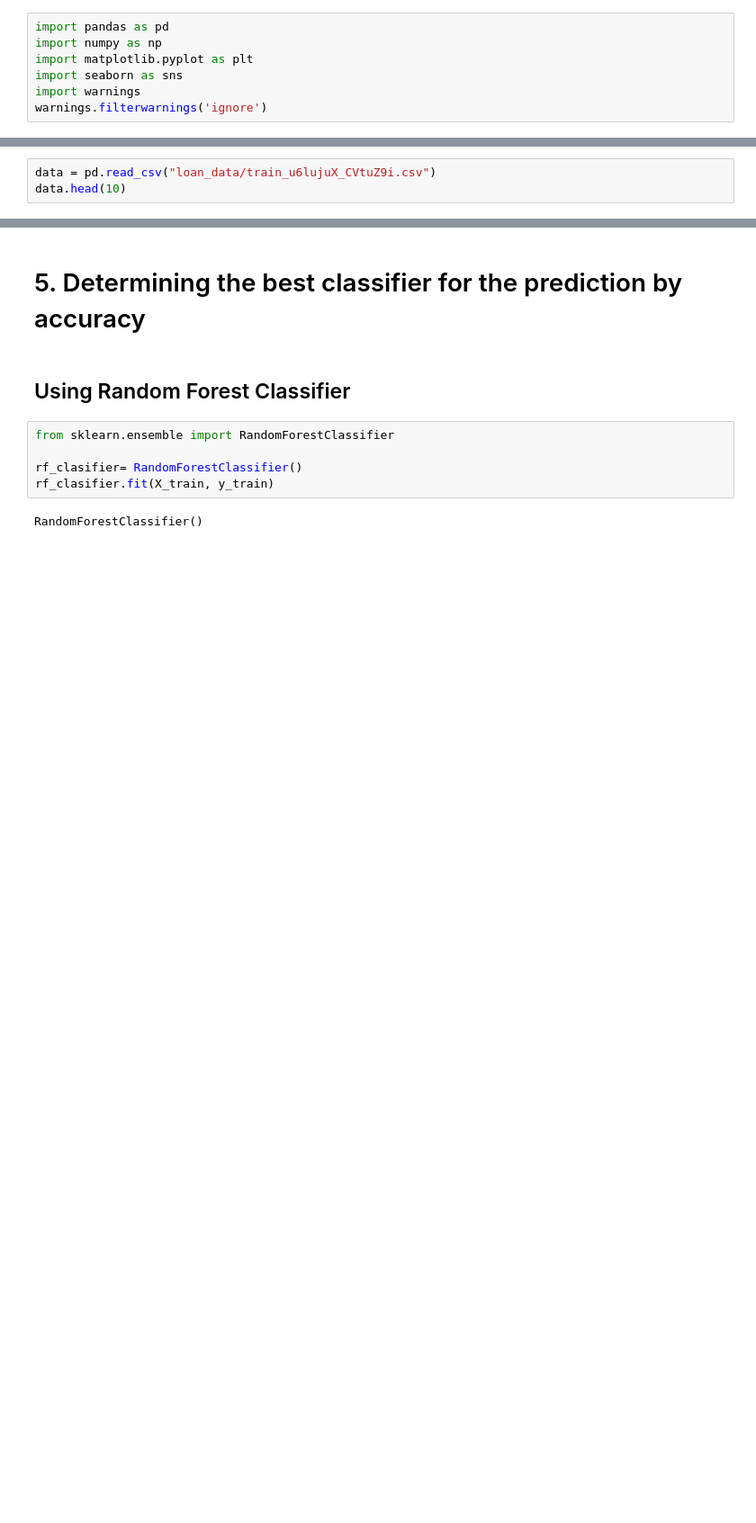
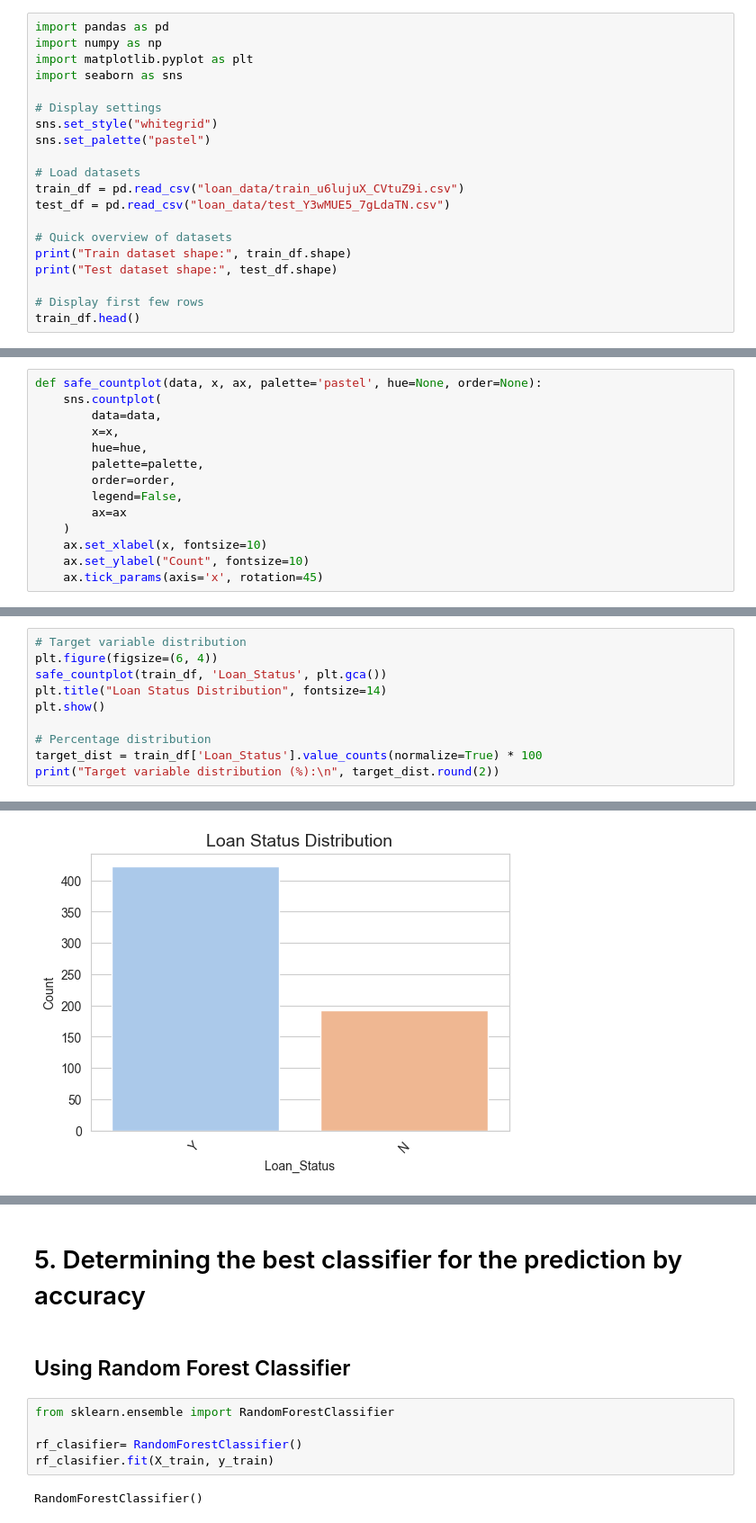
Before and after one commit to mechadns/loan-amount-prediction, a Jupyter notebook: Loan Amount Prediction.ipynb, the cells around one changed output, grey strips where cells are left out. Shown: that part at 90% size. Saved outputs shown, nothing was run; the diff lists cells and outputs as text; blank space fills up the shorter version.

```diff
--- a/Loan Amount Prediction.ipynb
+++ b/Loan Amount Prediction.ipynb
@@ -14,5 +46,18 @@ import pandas as pd
 import numpy as np
 import matplotlib.pyplot as plt
 import seaborn as sns
-import warnings
-warnings.filterwarnings('ignore')
+
+# Display settings
+sns.set_style("whitegrid")
+sns.set_palette("pastel")
+
+# Load datasets
+train_df = pd.read_csv("loan_data/train_u6lujuX_CVtuZ9i.csv")
+test_df = pd.read_csv("loan_data/test_Y3wMUE5_7gLdaTN.csv")
+
+# Quick overview of datasets
+print("Train dataset shape:", train_df.shape)
+print("Test dataset shape:", test_df.shape)
+
+# Display first few rows
+train_df.head()
@@ -21,3 +72,0 @@ warnings.filterwarnings('ignore')
-# %%
-data = pd.read_csv("loan_data/train_u6lujuX_CVtuZ9i.csv")
-data.head(10)
@@ -70,0 +250,14 @@ memory usage: 62.5+ KB
+# %%
+def safe_countplot(data, x, ax, palette='pastel', hue=None, order=None):
+    sns.countplot(
+        data=data,
+        x=x,
+        hue=hue,
+        palette=palette,
+        order=order,
+        legend=False,
+        ax=ax
+    )
+    ax.set_xlabel(x, fontsize=10)
+    ax.set_ylabel("Count", fontsize=10)
+    ax.tick_params(axis='x', rotation=45)
@@ -70,0 +266,11 @@ memory usage: 62.5+ KB
+# %%
+# Target variable distribution
+plt.figure(figsize=(6, 4))
+safe_countplot(train_df, 'Loan_Status', plt.gca())
+plt.title("Loan Status Distribution", fontsize=14)
+plt.show()
+
+# Percentage distribution
+target_dist = train_df['Loan_Status'].value_counts(normalize=True) * 100
+print("Target variable distribution (%):\n", target_dist.round(2))
+# %% [output]
@@ -70,0 +280 @@ memory usage: 62.5+ KB
+[figure, added]
```
Also changed, not shown: parts of 70 cells of this notebook, 1 other file.
